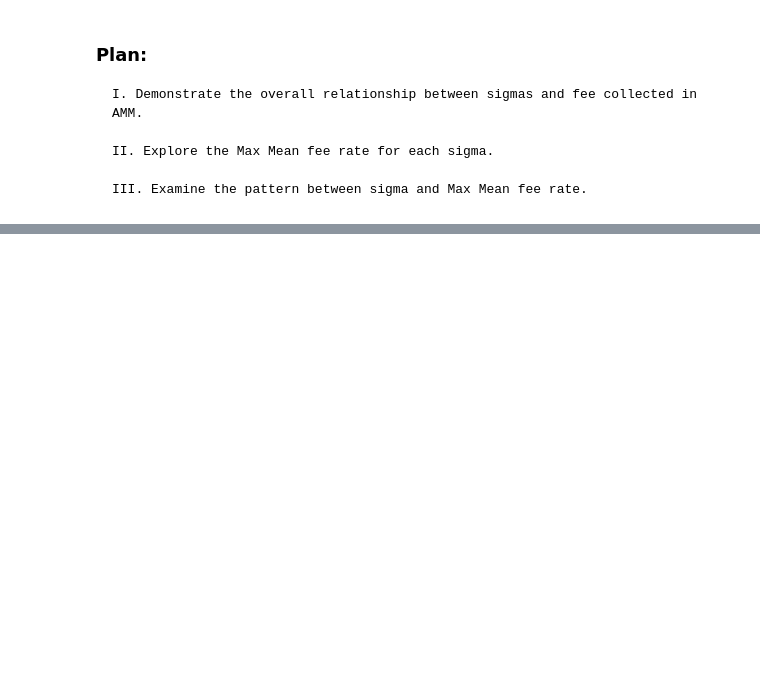
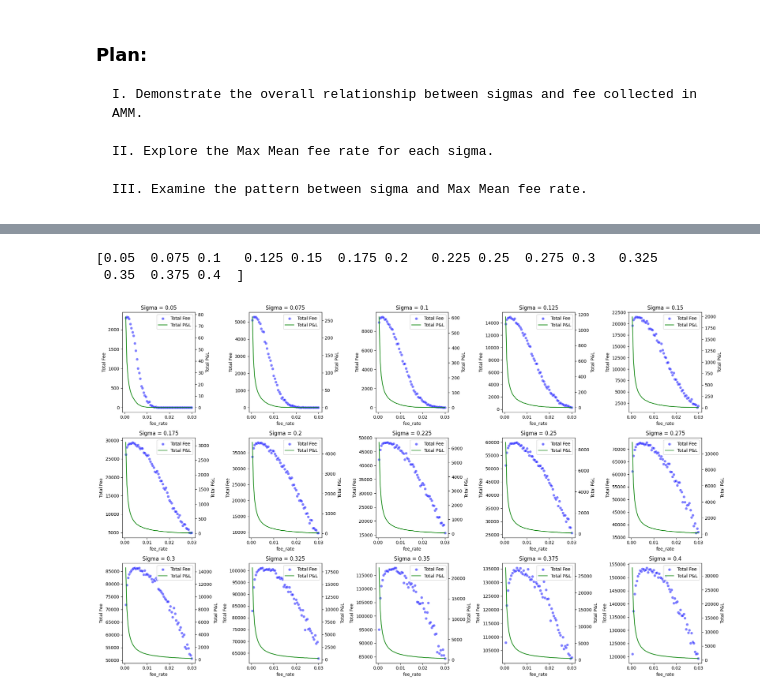
Before and after one commit to WillInvest/Dynamic_AMM, a Jupyter notebook: exp/dummy_display.ipynb, the cells around one changed output, grey strips where cells are left out. Drawn from its saved outputs; the diff is of its cells as text; code cells hidden in the pictures; blank space fills up the shorter version.

```diff
--- a/exp/dummy_display.ipynb
+++ b/exp/dummy_display.ipynb
@@ -1189,0 +102,44 @@ plt.show()
+# %%
+import matplotlib.pyplot as plt
+import seaborn as sns
+
+# Unique sigma values
+sigma_values = results.sigma.unique()
+print(sigma_values)
+
+# Create a 3x5 grid for the subplots
+fig, axes = plt.subplots(3, 5, figsize=(20, 12))  # Adjust figure size as needed
+
+for i, sigma in enumerate(sigma_values):
+    row = i // 5
+    col = i % 5
+    ax = axes[row, col]
+
+    # Filter data for the current sigma
+    df = results[results.sigma == sigma]
+    # Group by fee_rate and calculate the mean of total_fee and total_pnl
+    grouped_df = df.groupby('fee_rate').agg({'total_fee': 'mean', 'total_pnl': 'mean'}).reset_index()
+
+    # Scatter plot for total_fee
+    sns.scatterplot(x='fee_rate', y='total_fee', data=grouped_df, ax=ax, color='blue', alpha=0.5, label="Total Fee")
+    ax.set_ylabel('Total Fee')
+
+    # Line plot for total_pnl on the secondary y-axis
+    ax2 = ax.twinx()
+    sns.lineplot(x='fee_rate', y='total_pnl', data=grouped_df, ax=ax2, color='green', label="Total P&L")
+    ax2.set_xlabel('Fee Rate')
+    ax2.set_ylabel('Total P&L')
+    ax.set_title(f'Sigma = {sigma}')
+
+    # Combine legends from both axes
+    handles1, labels1 = ax.get_legend_handles_labels()
+    handles2, labels2 = ax2.get_legend_handles_labels()
+    ax2.legend(handles=handles1 + handles2, labels=labels1 + labels2, loc='upper right')
+
+# Adjust layout to prevent overlap
+plt.tight_layout()
+plt.show()
+# %% [output]
+[0.05  0.075 0.1   0.125 0.15  0.175 0.2   0.225 0.25  0.275 0.3   0.325
+ 0.35  0.375 0.4  ]
+[figure, added]
```
Also changed, not shown: parts of 54 cells of this notebook, 2 other files.
